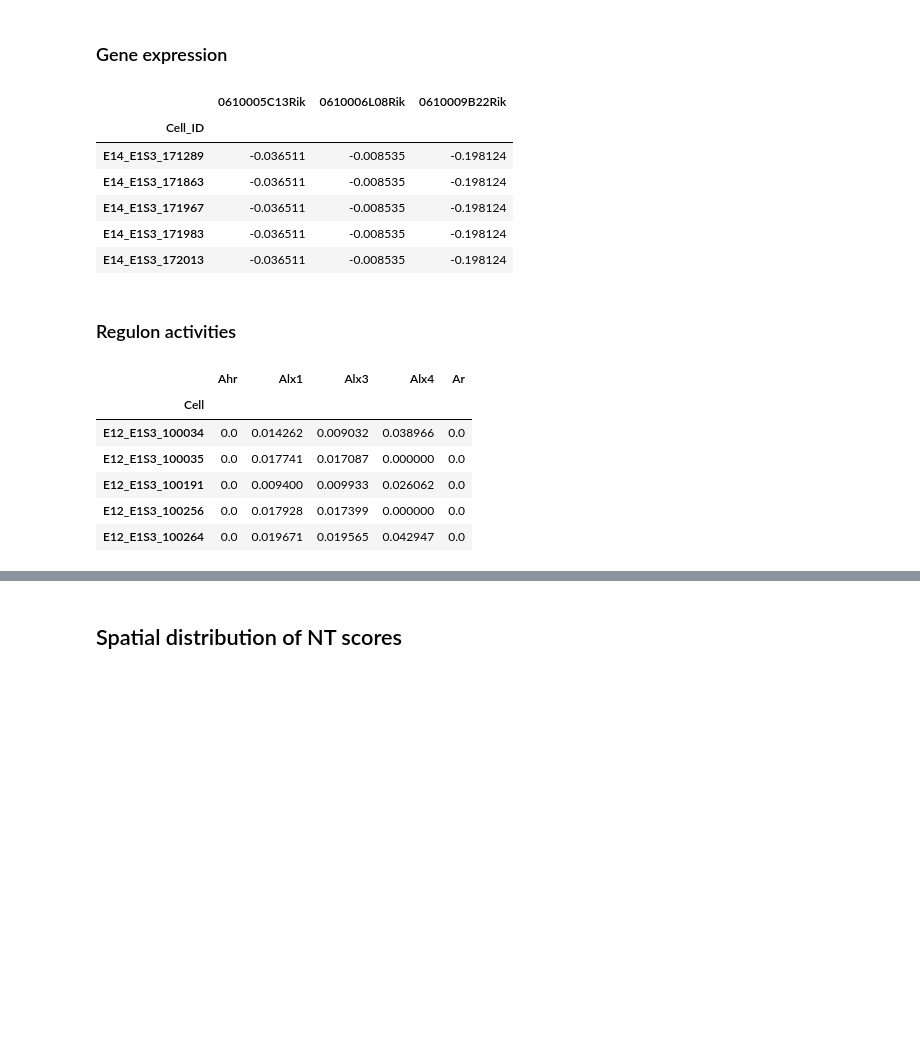
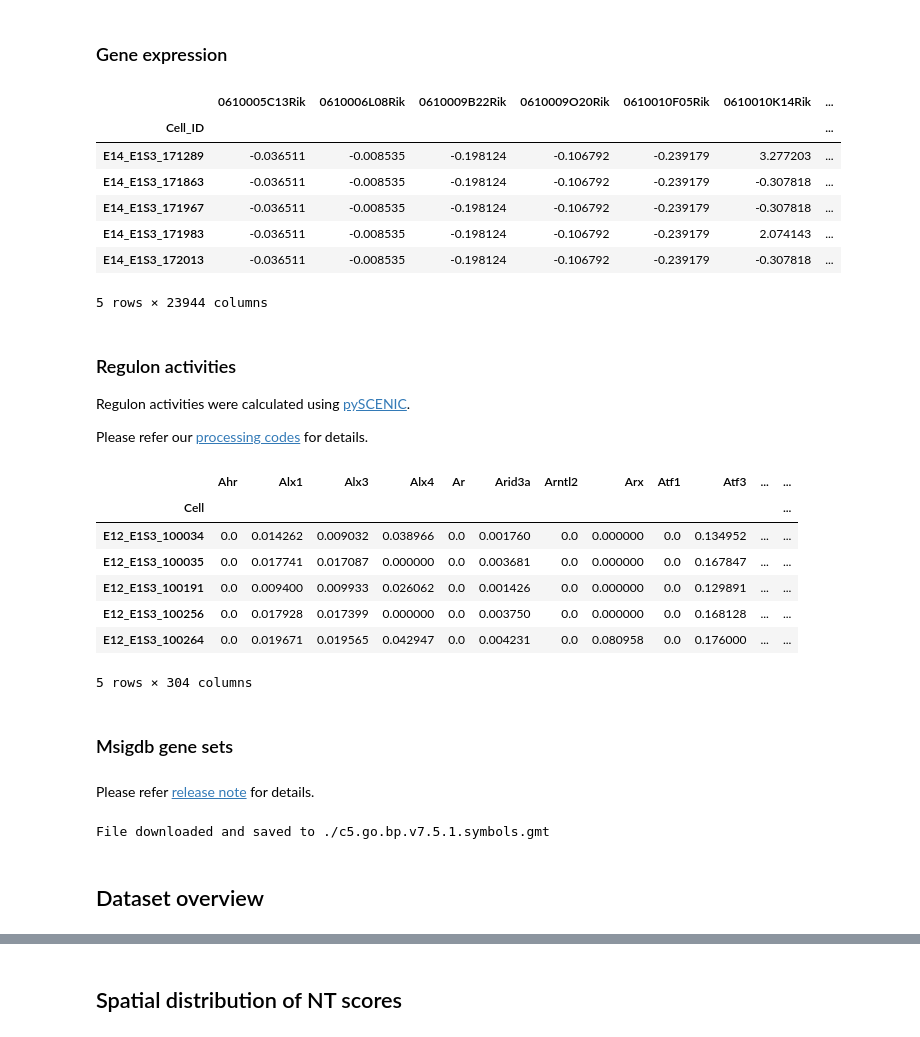
Before and after one commit to gyuanlab/ONTraC_website, a Jupyter notebook: docs/source/tutorials/st_based_analysis.ipynb, the cells around one changed output, grey strips where cells are left out. Saved outputs shown, nothing was run; the diff lists cells and outputs as text; code cells hidden in the pictures; blank space fills up the shorter version.

Commit message:
doc: update trajectory based analysis

```diff
--- a/docs/source/tutorials/st_based_analysis.ipynb
+++ b/docs/source/tutorials/st_based_analysis.ipynb
@@ -157,25 +176,60 @@ ot_res3.iloc[:5,:3]
 ### Gene expression
 # %%
 E14_RGC_scaled_exp = pd.read_csv('./Stereo_seq_data/source/stereo_seq_E14_RGC_scaled_exp.csv.gz', index_col=0)
-E14_RGC_scaled_exp.iloc[:5,:3]
+E14_RGC_scaled_exp.head()
 # %% [output]
-|  | 0610005C13Rik | 0610006L08Rik | 0610009B22Rik |
-| Cell_ID |  |  |  |
-| E14_E1S3_171289 | -0.036511 | -0.008535 | -0.198124 |
-| E14_E1S3_171863 | -0.036511 | -0.008535 | -0.198124 |
-| E14_E1S3_171967 | -0.036511 | -0.008535 | -0.198124 |
-| E14_E1S3_171983 | -0.036511 | -0.008535 | -0.198124 |
-| E14_E1S3_172013 | -0.036511 | -0.008535 | -0.198124 |
+|  | 0610005C13Rik | 0610006L08Rik | 0610009B22Rik | 0610009O20Rik | 0610010F05Rik | 0610010K14Rik | ... |
+| Cell_ID |  |  |  |  |  |  | ... |
+| E14_E1S3_171289 | -0.036511 | -0.008535 | -0.198124 | -0.106792 | -0.239179 | 3.277203 | ... |
+| E14_E1S3_171863 | -0.036511 | -0.008535 | -0.198124 | -0.106792 | -0.239179 | -0.307818 | ... |
+| E14_E1S3_171967 | -0.036511 | -0.008535 | -0.198124 | -0.106792 | -0.239179 | -0.307818 | ... |
+| E14_E1S3_171983 | -0.036511 | -0.008535 | -0.198124 | -0.106792 | -0.239179 | 2.074143 | ... |
+| E14_E1S3_172013 | -0.036511 | -0.008535 | -0.198124 | -0.106792 | -0.239179 | -0.307818 | ... |
+5 rows × 23944 columns
 # %% [markdown]
 ### Regulon activities
+
+Regulon activities were calculated using [pySCENIC](https://doi.org/10.1038/nmeth.4463).
+
+Please refer our [processing codes](https://github.com/gyuanlab/ONTraC_paper/blob/master/Stereo_seq_midbrain_data/post_analysis/SCENIC/Python_SCENIC.ipynb) for details.
 # %%
 regulon_aucell_df = pd.read_csv('./Stereo_seq_data/source/stereo_seq.auc.csv.gz', index_col=0)
-regulon_aucell_df.iloc[:5,:5]
+regulon_aucell_df.head()
 # %% [output]
-|  | Ahr | Alx1 | Alx3 | Alx4 | Ar |
-| Cell |  |  |  |  |  |
-| E12_E1S3_100034 | 0.0 | 0.014262 | 0.009032 | 0.038966 | 0.0 |
-| E12_E1S3_100035 | 0.0 | 0.017741 | 0.017087 | 0.000000 | 0.0 |
-| E12_E1S3_100191 | 0.0 | 0.009400 | 0.009933 | 0.026062 | 0.0 |
-| E12_E1S3_100256 | 0.0 | 0.017928 | 0.017399 | 0.000000 | 0.0 |
-| E12_E1S3_100264 | 0.0 | 0.019671 | 0.019565 | 0.042947 | 0.0 |
+|  | Ahr | Alx1 | Alx3 | Alx4 | Ar | Arid3a | Arntl2 | Arx | Atf1 | Atf3 | ... | ... |
+| Cell |  |  |  |  |  |  |  |  |  |  |  | ... |
+| E12_E1S3_100034 | 0.0 | 0.014262 | 0.009032 | 0.038966 | 0.0 | 0.001760 | 0.0 | 0.000000 | 0.0 | 0.134952 | ... | ... |
+| E12_E1S3_100035 | 0.0 | 0.017741 | 0.017087 | 0.000000 | 0.0 | 0.003681 | 0.0 | 0.000000 | 0.0 | 0.167847 | ... | ... |
+| E12_E1S3_100191 | 0.0 | 0.009400 | 0.009933 | 0.026062 | 0.0 | 0.001426 | 0.0 | 0.000000 | 0.0 | 0.129891 | ... | ... |
+| E12_E1S3_100256 | 0.0 | 0.017928 | 0.017399 | 0.000000 | 0.0 | 0.003750 | 0.0 | 0.000000 | 0.0 | 0.168128 | ... | ... |
+| E12_E1S3_100264 | 0.0 | 0.019671 | 0.019565 | 0.042947 | 0.0 | 0.004231 | 0.0 | 0.080958 | 0.0 | 0.176000 | ... | ... |
+5 rows × 304 columns
+# %% [markdown]
+### Msigdb gene sets
+# %% [markdown]
+Please refer [release note](https://docs.gsea-msigdb.org/#MSigDB/Release_Notes/MSigDB_7.5) for details.
+# %%
+import requests
+
+# URL of the file
+url = "https://data.broadinstitute.org/gsea-msigdb/msigdb/release/7.5.1/c5.go.bp.v7.5.1.symbols.gmt"
+
+# Local file path to save the file
+file_path = "./c5.go.bp.v7.5.1.symbols.gmt"
+
+try:
+    # Send a GET request to the URL
+    response = requests.get(url)
+    response.raise_for_status()  # Check if the request was successful
+
+    # Write the content to the file
+    with open(file_path, "wb") as file:
+        file.write(response.content)
+
+    print(f"File downloaded and saved to {file_path}")
+except requests.exceptions.RequestException as e:
+    print(f"An error occurred: {e}")
+# %% [output]
+File downloaded and saved to ./c5.go.bp.v7.5.1.symbols.gmt
+# %% [markdown]
+## Dataset overview
```
Also changed, not shown: parts of 55 cells of this notebook.
